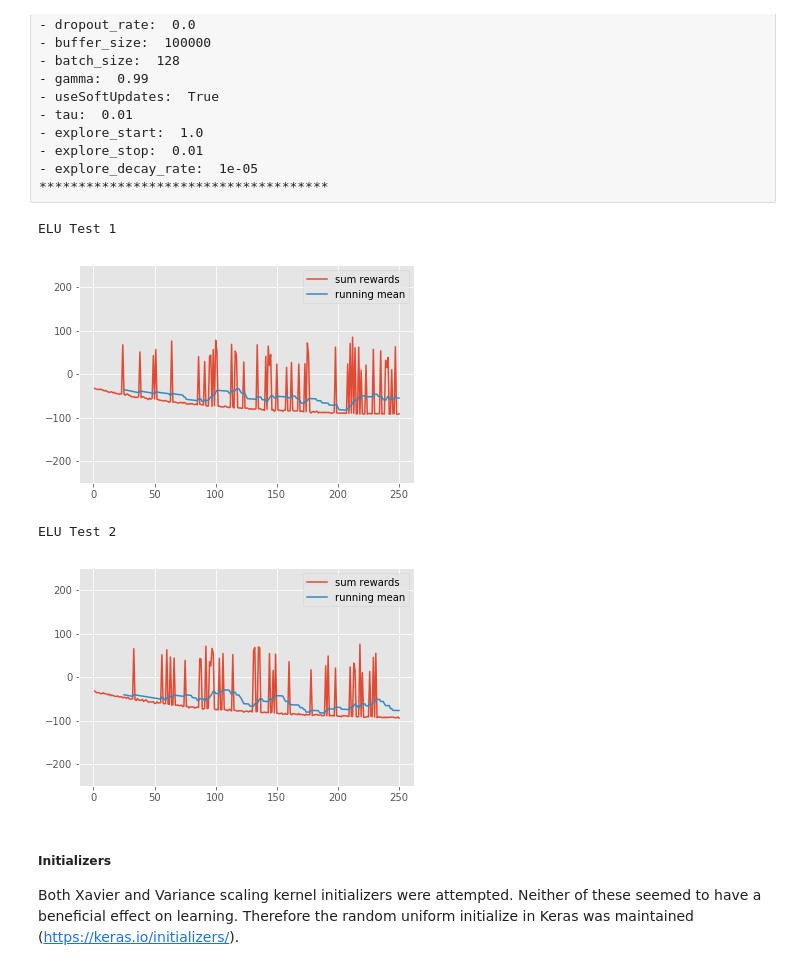
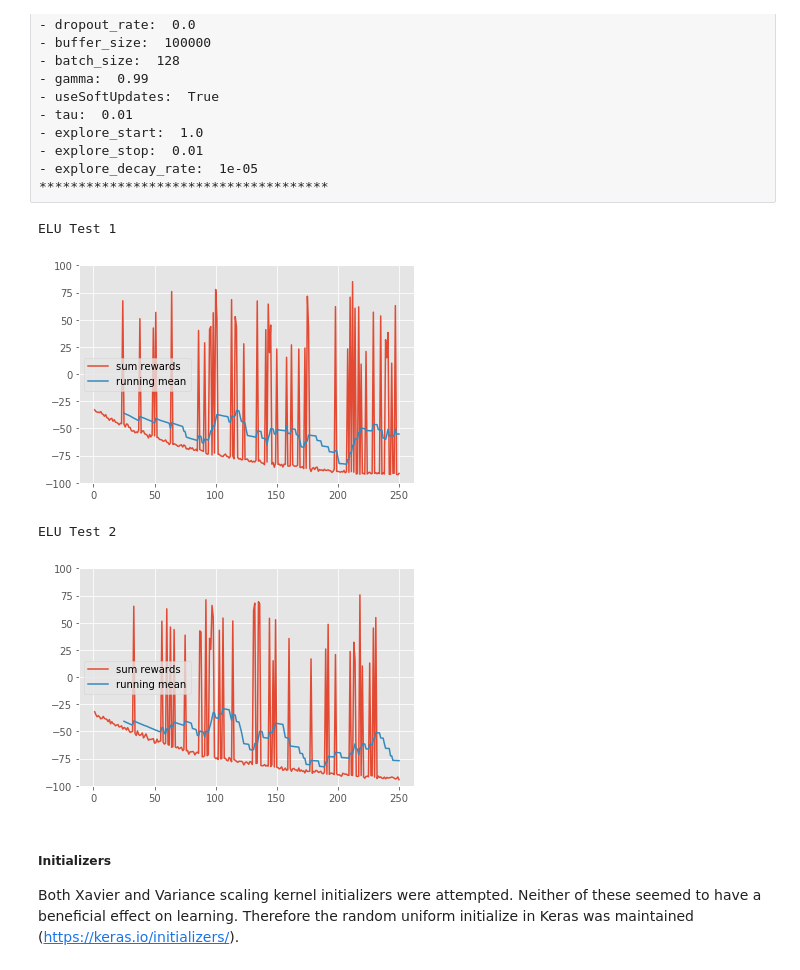
Before and after one commit to smmuzza/CapstoneProjectMLNanoDegree, a Jupyter notebook: CapstoneProjectReport.ipynb, the cells around one changed output. Saved outputs shown, nothing was run; the diff lists cells and outputs as text; code cells hidden in the pictures.

```diff
--- a/CapstoneProjectReport.ipynb
+++ b/CapstoneProjectReport.ipynb
@@ -374,7 +377,7 @@ def interact(agent, env, num_episodes=20000, mode='train', file_output="results.
         print("\tAverage training time per episode: ", all_elapsed_time/num_episodes)
         print("******************************")
 # %%
-def plot_score_from_file(file_to_read):
+def sample_plot_score_from_file(file_to_read):
     # Load simulation results from the .csv file
     results = pd.read_csv(file_to_read)
 
@@ -616,18 +1061,18 @@ ________________________________________________________________________________
 # %%
 from visuals import plot_score_from_file
 
 print("ELU Test 1")
 dir = "results/MtClimberContinuous/elu/"
-plot_score_from_file(dir + "20190622214124MountainCarContinuous-v0_train.txt")
+plot_score_from_file(dir + "20190622214124MountainCarContinuous-v0_train.txt", -100, 100, 1)
 
 print("ELU Test 2")
 dir = "results/MtClimberContinuous/elu/"
-plot_score_from_file(dir + "20190622214130MountainCarContinuous-v0_train.txt")
+plot_score_from_file(dir + "20190622214130MountainCarContinuous-v0_train.txt", -100, 100, 1)
 # %% [output]
 ELU Test 1
-[figure, old version]
+[figure, new version]
 ELU Test 2
-[figure, old version]
+[figure, new version]
 # %% [markdown]
 ##### Initializers
 
```
Also changed, not shown: parts of 63 cells of this notebook, 4 other files.
